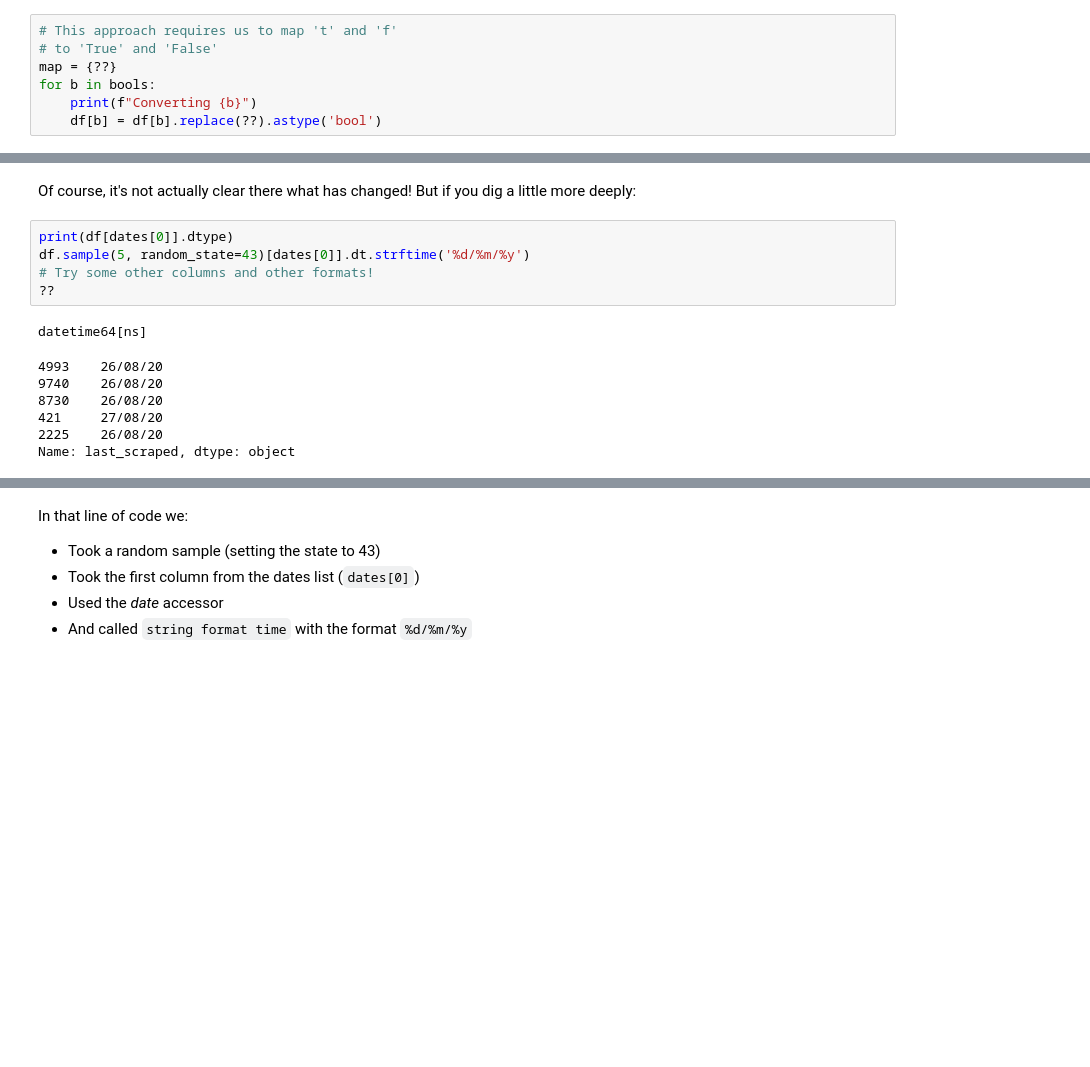
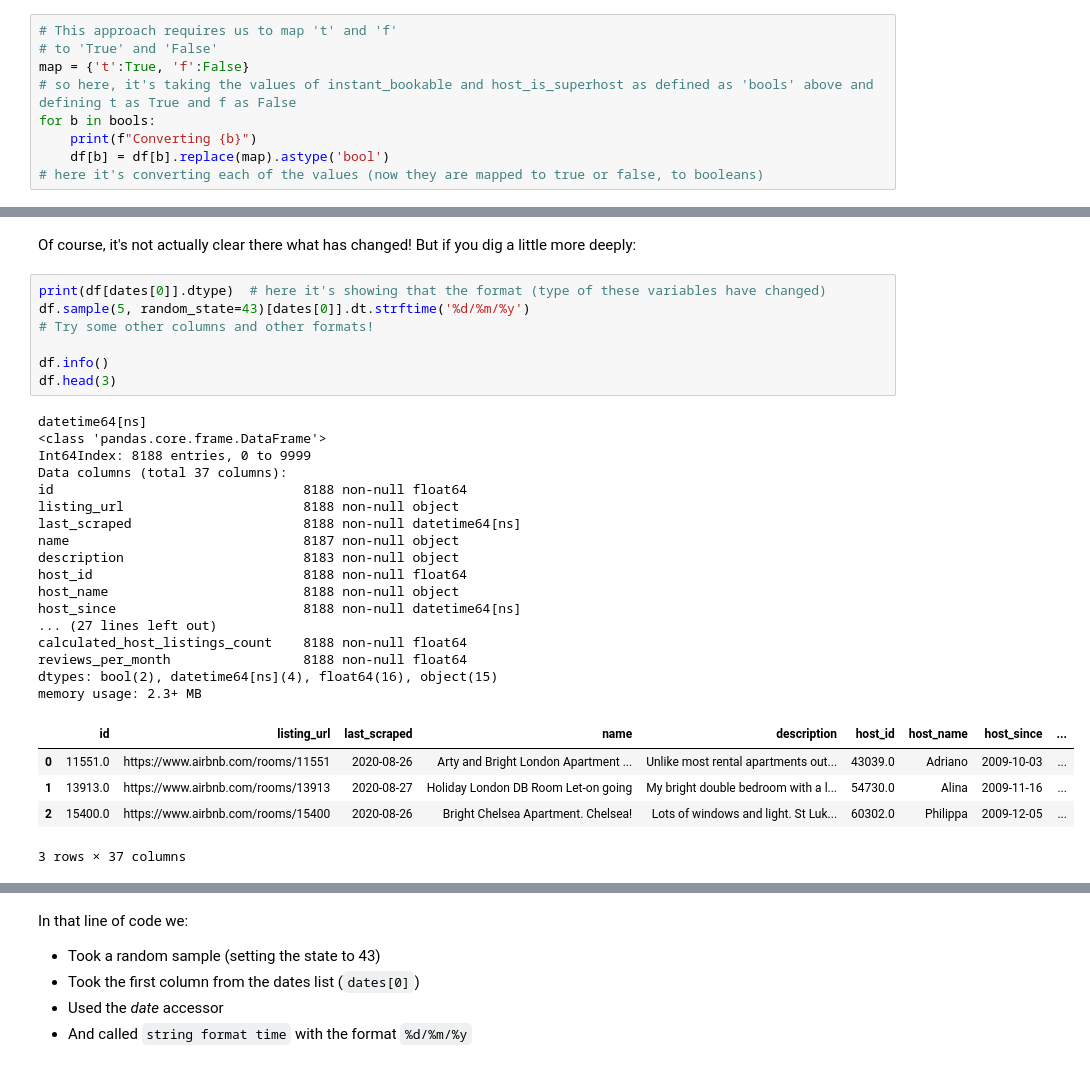
Before and after one commit to spet2094/i2p, a Jupyter notebook: practicals/Practical-05-Numeric_Data_sa.ipynb, the cells around one changed output, grey strips where cells are left out. Cells and saved outputs as stored; diff of their text form; blank space fills up the shorter version.

Commit message:
Commit most recent desktop changes

```diff
--- a/practicals/Practical-05-Numeric_Data_sa.ipynb
+++ b/practicals/Practical-05-Numeric_Data_sa.ipynb
@@ -341,10 +354,12 @@ Here we have to `map` 't' to True and 'f' to False _before_ converting the colum
 # %%
 # This approach requires us to map 't' and 'f'
 # to 'True' and 'False'
-map = {??}
+map = {'t':True, 'f':False}
+# so here, it's taking the values of instant_bookable and host_is_superhost as defined as 'bools' above and defining t as True and f as False
 for b in bools:
     print(f"Converting {b}")
-    df[b] = df[b].replace(??).astype('bool')
+    df[b] = df[b].replace(map).astype('bool')
+# here it's converting each of the values (now they are mapped to true or false, to booleans)
 # %% [output]
 Converting instant_bookable
 Converting host_is_superhost
@@ -392,15 +411,32 @@ df.sample(5, random_state=43)[dates]
 # %% [markdown]
 Of course, it's not actually clear there what has changed! But if you dig a little more deeply:
 # %%
-print(df[dates[0]].dtype)
+print(df[dates[0]].dtype)  # here it's showing that the format (type of these variables have changed)
 df.sample(5, random_state=43)[dates[0]].dt.strftime('%d/%m/%y')
 # Try some other columns and other formats!
-??
+
+df.info()
+df.head(3)
 # %% [output]
 datetime64[ns]
+<class 'pandas.core.frame.DataFrame'>
+Int64Index: 8188 entries, 0 to 9999
+Data columns (total 37 columns):
+id                                8188 non-null float64
+listing_url                       8188 non-null object
+last_scraped                      8188 non-null datetime64[ns]
+name                              8187 non-null object
+description                       8183 non-null object
+host_id                           8188 non-null float64
+host_name                         8188 non-null object
+host_since                        8188 non-null datetime64[ns]
+... (27 lines left out)
+calculated_host_listings_count    8188 non-null float64
+reviews_per_month                 8188 non-null float64
+dtypes: bool(2), datetime64[ns](4), float64(16), object(15)
+memory usage: 2.3+ MB
+|  | id | listing_url | last_scraped | name | description | host_id | host_name | host_since | ... |
+| 0 | 11551.0 | https://www.airbnb.com/rooms/11551 | 2020-08-26 | Arty and Bright London Apartment ... | Unlike most rental apartments out... | 43039.0 | Adriano | 2009-10-03 | ... |
+| 1 | 13913.0 | https://www.airbnb.com/rooms/13913 | 2020-08-27 | Holiday London DB Room Let-on going | My bright double bedroom with a l... | 54730.0 | Alina | 2009-11-16 | ... |
+| 2 | 15400.0 | https://www.airbnb.com/rooms/15400 | 2020-08-26 | Bright Chelsea Apartment. Chelsea! | Lots of windows and light. St Luk... | 60302.0 | Philippa | 2009-12-05 | ... |
-4993    26/08/20
-9740    26/08/20
-8730    26/08/20
-421     27/08/20
-2225    26/08/20
-Name: last_scraped, dtype: object
+3 rows × 37 columns
```
Also changed, not shown: parts of 46 cells of this notebook, 35 other files.
